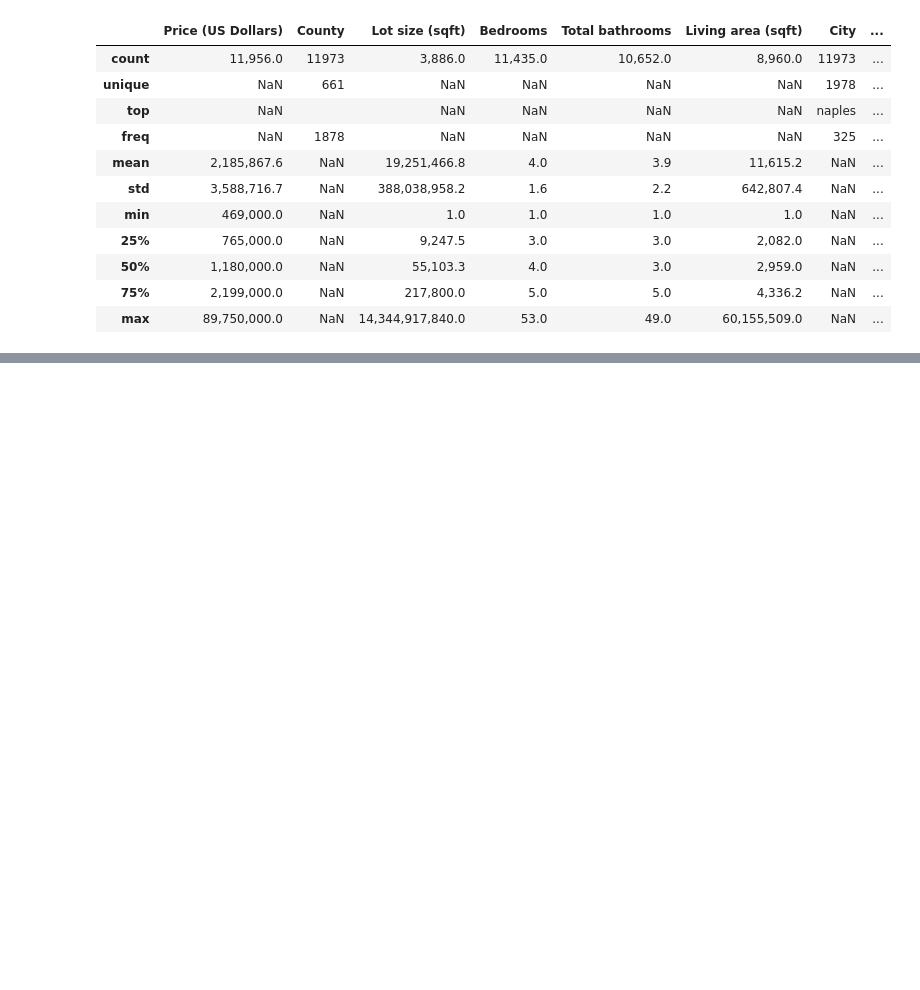
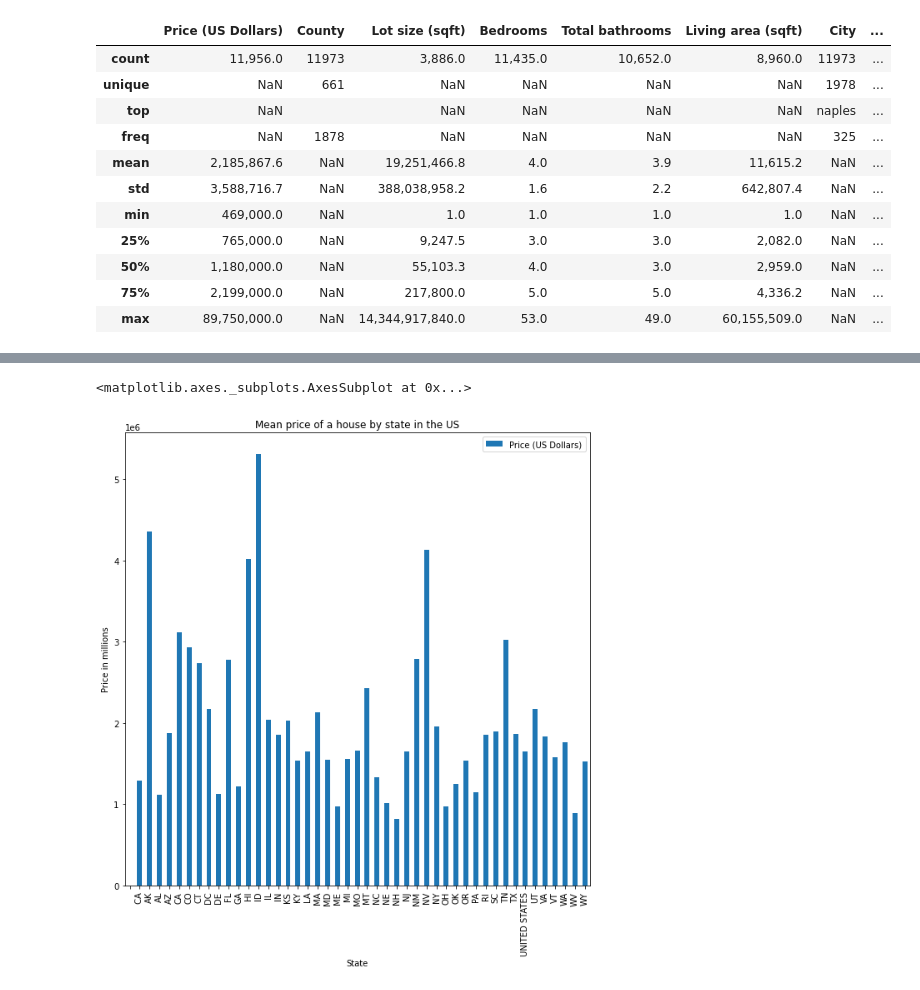
Before and after one commit to mosmtilk222/Data-Analysis-Projects, a Jupyter notebook: Houses_Analysis.ipynb, the cells around one changed output, grey strips where cells are left out. Saved outputs shown, nothing was run; the diff lists cells and outputs as text; code cells hidden in the pictures; blank space fills up the shorter version.

```diff
--- a/Houses_Analysis.ipynb
+++ b/Houses_Analysis.ipynb
@@ -192,0 +211,6 @@ County: NY
+# %%
+df_mean_c = df.groupby(['State'])[['Price (US Dollars)']].mean()
+df_mean_c.plot(figsize = (10,10), kind='bar', xlabel= 'State', ylabel= 'Price in millions', title= 'Mean price of a house by state in the US')
+# %% [output]
+<matplotlib.axes._subplots.AxesSubplot at 0x...>
+[figure, added]
```
Also changed, not shown: parts of 17 cells of this notebook.
